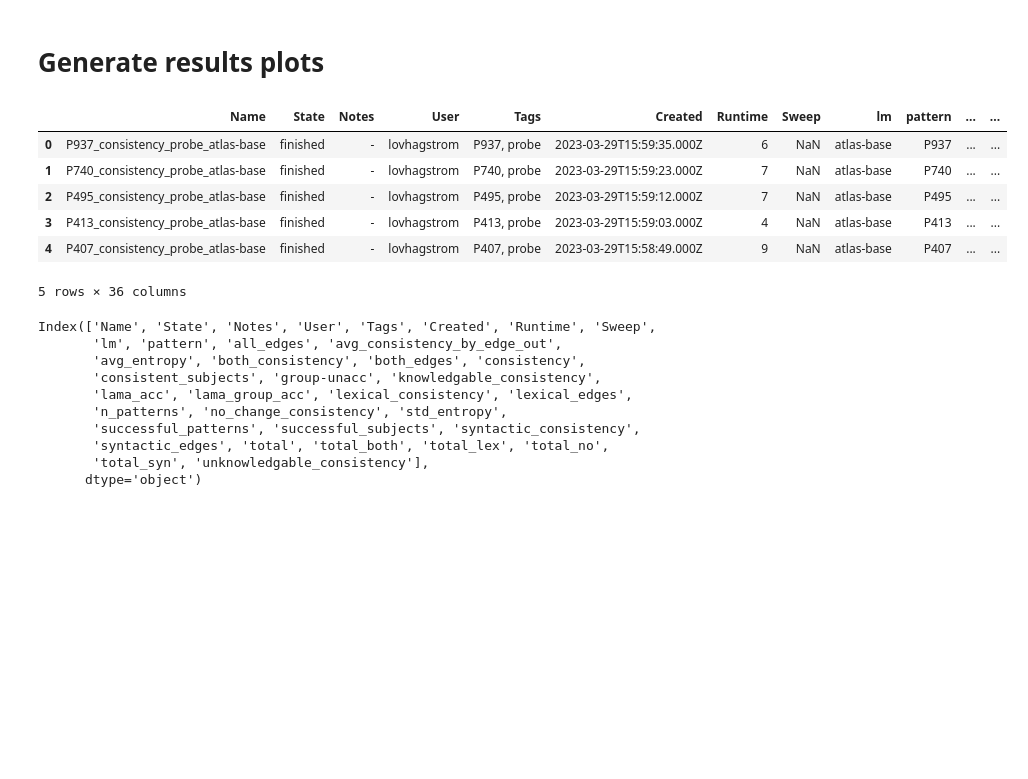
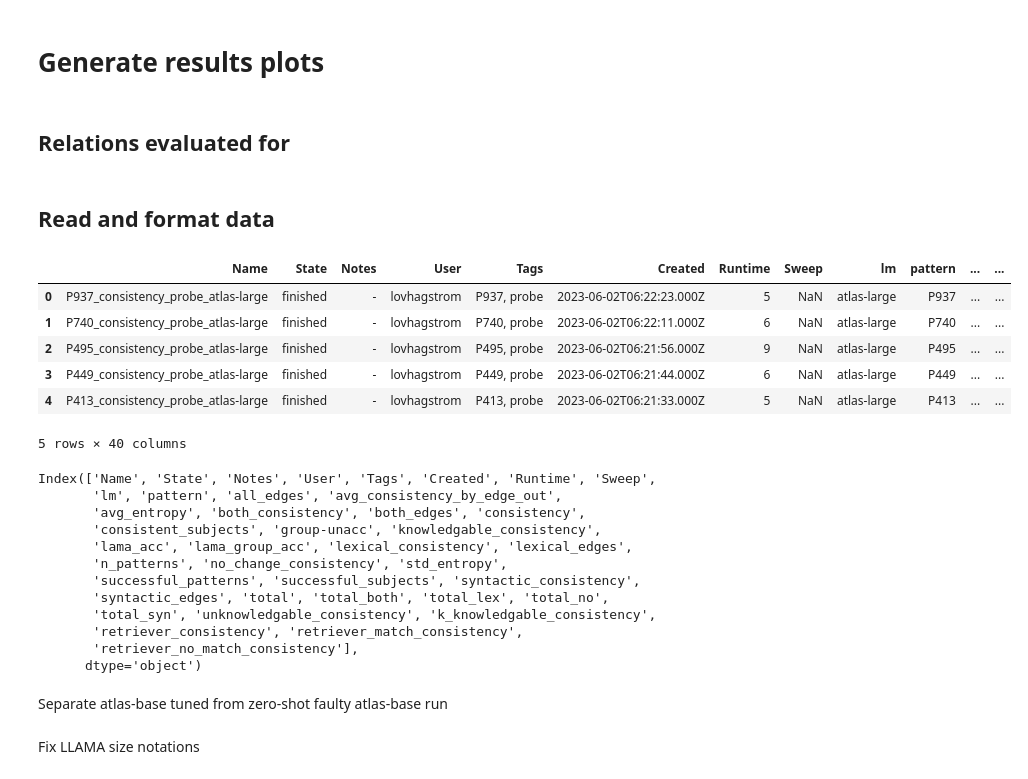
Before and after one commit to killahwhaleX/pararelstar, a Jupyter notebook: generate_result_plots.ipynb, the cells around one changed output. Cells and saved outputs as stored; diff of their text form; code cells hidden in the pictures; blank space fills up the shorter version.

```diff
--- a/generate_result_plots.ipynb
+++ b/generate_result_plots.ipynb
@@ -5,3 +5,5 @@ import pandas as pd
 import matplotlib.pyplot as plt
 import seaborn as sns
 import numpy as np
+# %% [markdown]
+## Relations evaluated for
@@ -8,14 +87,16 @@ import numpy as np
+# %% [markdown]
+## Read and format data
 # %%
-data = pd.read_csv("data/results/bert_atlas_base.csv")
+data = pd.read_csv("data/results/2023_06_02_full_relevant_models_with_llama.csv")
 data.head()
 # %% [output]
 |  | Name | State | Notes | User | Tags | Created | Runtime | Sweep | lm | pattern | ... | ... |
-| 0 | P937_consistency_probe_atlas-base | finished | - | lovhagstrom | P937, probe | 2023-03-29T15:59:35.000Z | 6 | NaN | atlas-base | P937 | ... | ... |
-| 1 | P740_consistency_probe_atlas-base | finished | - | lovhagstrom | P740, probe | 2023-03-29T15:59:23.000Z | 7 | NaN | atlas-base | P740 | ... | ... |
-| 2 | P495_consistency_probe_atlas-base | finished | - | lovhagstrom | P495, probe | 2023-03-29T15:59:12.000Z | 7 | NaN | atlas-base | P495 | ... | ... |
-| 3 | P413_consistency_probe_atlas-base | finished | - | lovhagstrom | P413, probe | 2023-03-29T15:59:03.000Z | 4 | NaN | atlas-base | P413 | ... | ... |
-| 4 | P407_consistency_probe_atlas-base | finished | - | lovhagstrom | P407, probe | 2023-03-29T15:58:49.000Z | 9 | NaN | atlas-base | P407 | ... | ... |
+| 0 | P937_consistency_probe_atlas-large | finished | - | lovhagstrom | P937, probe | 2023-06-02T06:22:23.000Z | 5 | NaN | atlas-large | P937 | ... | ... |
+| 1 | P740_consistency_probe_atlas-large | finished | - | lovhagstrom | P740, probe | 2023-06-02T06:22:11.000Z | 6 | NaN | atlas-large | P740 | ... | ... |
+| 2 | P495_consistency_probe_atlas-large | finished | - | lovhagstrom | P495, probe | 2023-06-02T06:21:56.000Z | 9 | NaN | atlas-large | P495 | ... | ... |
+| 3 | P449_consistency_probe_atlas-large | finished | - | lovhagstrom | P449, probe | 2023-06-02T06:21:44.000Z | 6 | NaN | atlas-large | P449 | ... | ... |
+| 4 | P413_consistency_probe_atlas-large | finished | - | lovhagstrom | P413, probe | 2023-06-02T06:21:33.000Z | 5 | NaN | atlas-large | P413 | ... | ... |
-5 rows × 36 columns
+5 rows × 40 columns
 # %%
 data.columns
 # %% [output]
@@ -27,5 +108,9 @@ Index(['Name', 'State', 'Notes', 'User', 'Tags', 'Created', 'Runtime', 'Sweep',
        'n_patterns', 'no_change_consistency', 'std_entropy',
        'successful_patterns', 'successful_subjects', 'syntactic_consistency',
        'syntactic_edges', 'total', 'total_both', 'total_lex', 'total_no',
-       'total_syn', 'unknowledgable_consistency'],
+       'total_syn', 'unknowledgable_consistency', 'k_knowledgable_consistency',
+       'retriever_consistency', 'retriever_match_consistency',
+       'retriever_no_match_consistency'],
       dtype='object')
+# %% [markdown]
+Separate atlas-base tuned from zero-shot faulty atlas-base run
@@ -31,0 +120,2 @@ Index(['Name', 'State', 'Notes', 'User', 'Tags', 'Created', 'Runtime', 'Sweep',
+# %% [markdown]
+Fix LLAMA size notations
```
Also changed, not shown: parts of 32 cells of this notebook.
